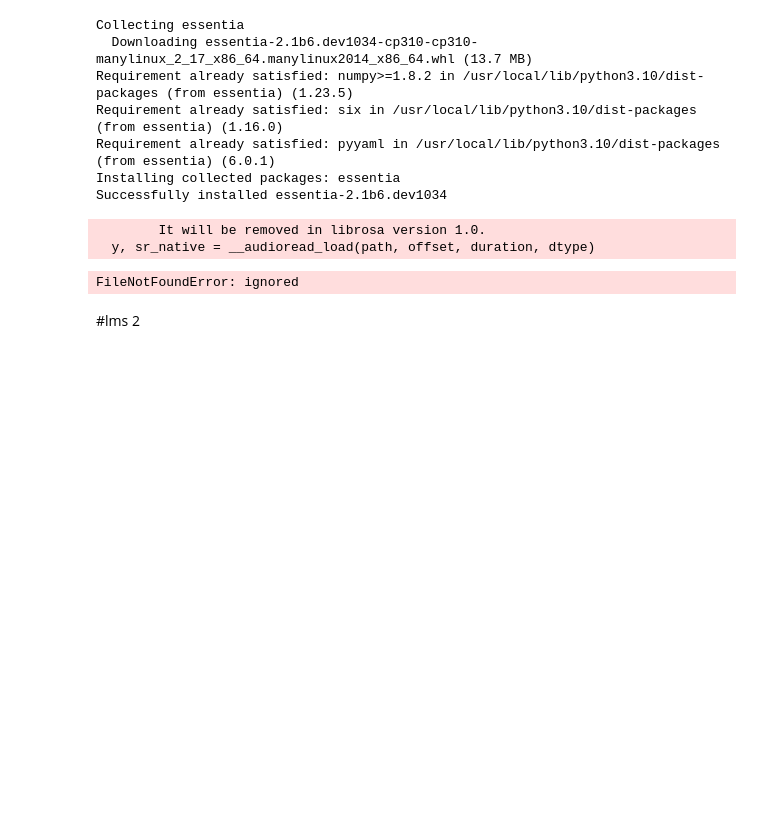
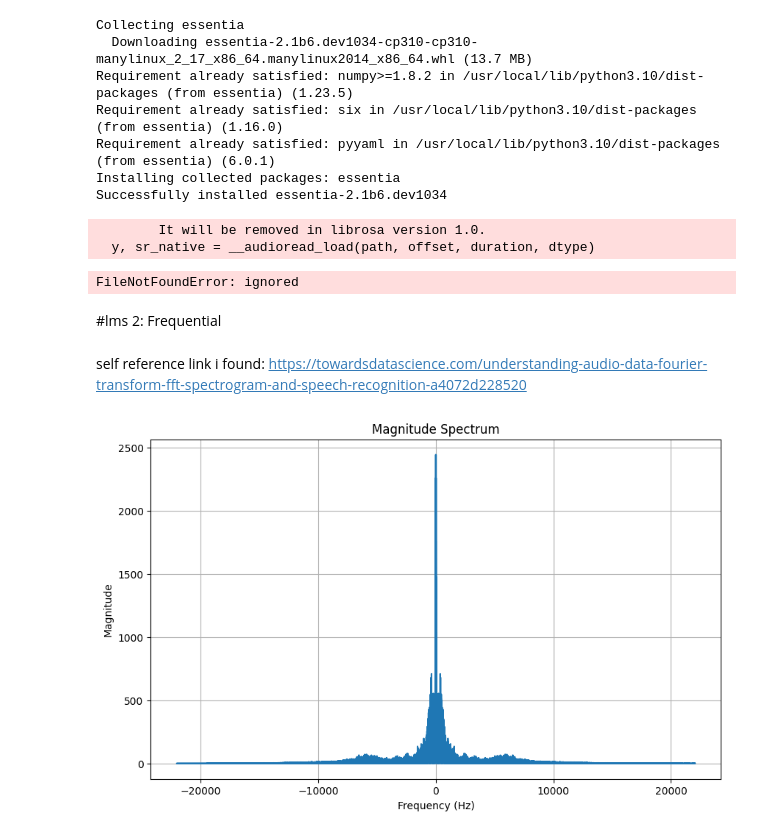
Before and after one commit to jahnvigangwar/SpeechProcessing, a Jupyter notebook: lab/Speech_Processing.ipynb, the cells around one changed output. Drawn from its saved outputs; the diff is of its cells as text; code cells hidden in the pictures; blank space fills up the shorter version.

```diff
--- a/lab/Speech_Processing.ipynb
+++ b/lab/Speech_Processing.ipynb
@@ -298,4 +298,6 @@ ax.set_xlabel("Beats")
 g = sns.barplot(beat_nums, beat_time_diff, palette="rocket",ax=ax)
 g = g.set(xticklabels=[])
 # %% [markdown]
-#lms 2
+#lms 2: Frequential
+# %% [markdown]
+self reference link i found: https://towardsdatascience.com/understanding-audio-data-fourier-transform-fft-spectrogram-and-speech-recognition-a4072d228520
@@ -301,0 +308,17 @@ g = g.set(xticklabels=[])
+# %%
+audio_file = '/content/harvard.wav'
+y, sr = librosa.load(audio_file, sr=None, mono=True)
+# %%
+fft_result = np.fft.fft(y)
+frequencies = np.fft.fftfreq(len(y), d=1/sr)
+
+# Plot the magnitude of the Fourier Transform
+plt.figure(figsize=(10, 6))
+plt.plot(frequencies, np.abs(fft_result))
+plt.xlabel('Frequency (Hz)')
+plt.ylabel('Magnitude')
+plt.title('Magnitude Spectrum')
+plt.grid()
+plt.show()
+# %% [output]
+[figure, added]
```
Also changed, not shown: parts of 2 cells of this notebook.
